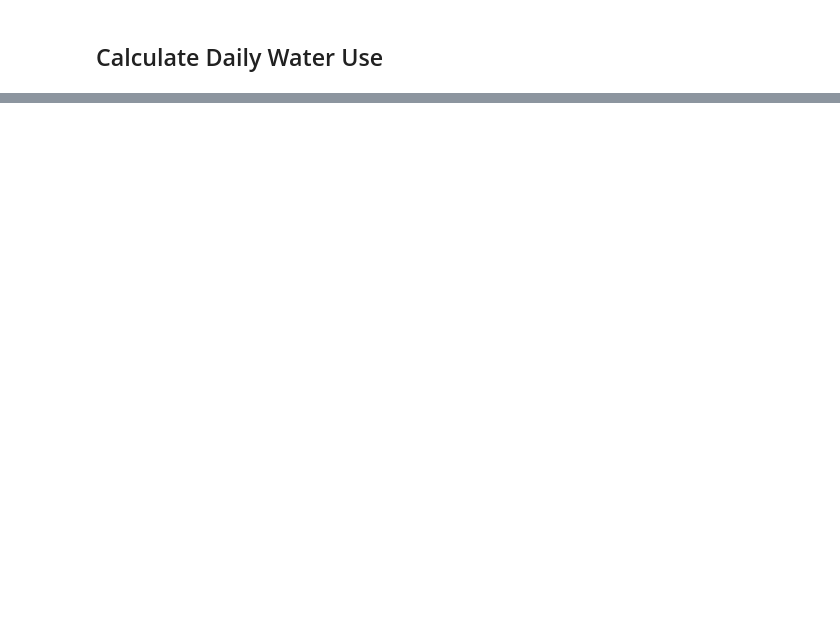
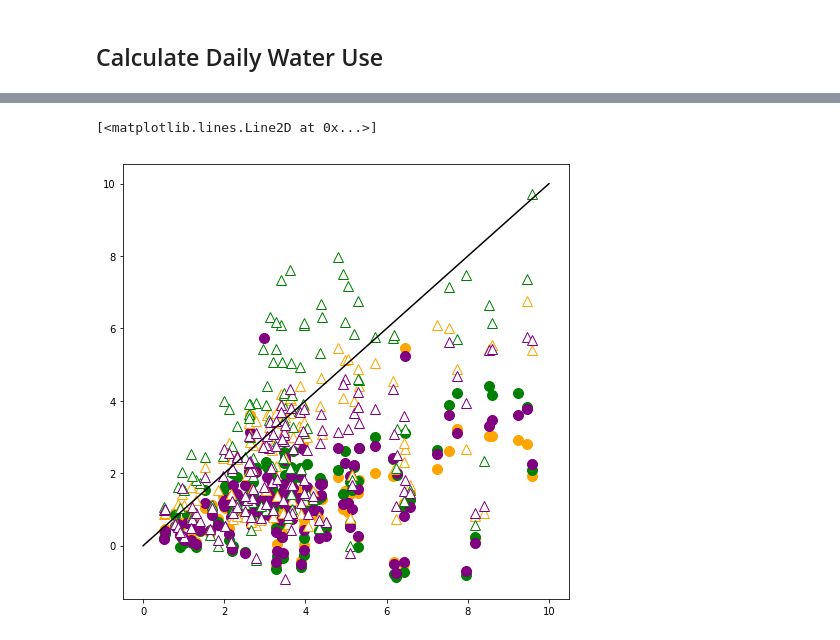
Before and after one commit to HamishBrownPFR/CropWaterAnalysis, a Jupyter notebook: Wheat/LatentHeatFluxAnalysis.ipynb, the cells around one changed output, grey strips where cells are left out. Cells and saved outputs as stored; diff of their text form; code cells hidden in the pictures; blank space fills up the shorter version.

```diff
--- a/Wheat/LatentHeatFluxAnalysis.ipynb
+++ b/Wheat/LatentHeatFluxAnalysis.ipynb
@@ -756,0 +173,8 @@ plt.savefig('Fig_$.jpg',dpi=1000)
+# %%
+Graph = plt.figure(figsize=(8,8))
+ax = Graph.add_subplot(1,1,1)
+GH.AddIndexedXY(DayTimePET,WaterUseDailyMeans.reindex(DayTimePET.index.normalize()),ax,GPs,10)
+plt.plot([0,10],[0,10],'-k')
+# %% [output]
+[<matplotlib.lines.Line2D at 0x...>]
+[figure, added]
```
Also changed, not shown: parts of 52 cells of this notebook, 3 other files.
